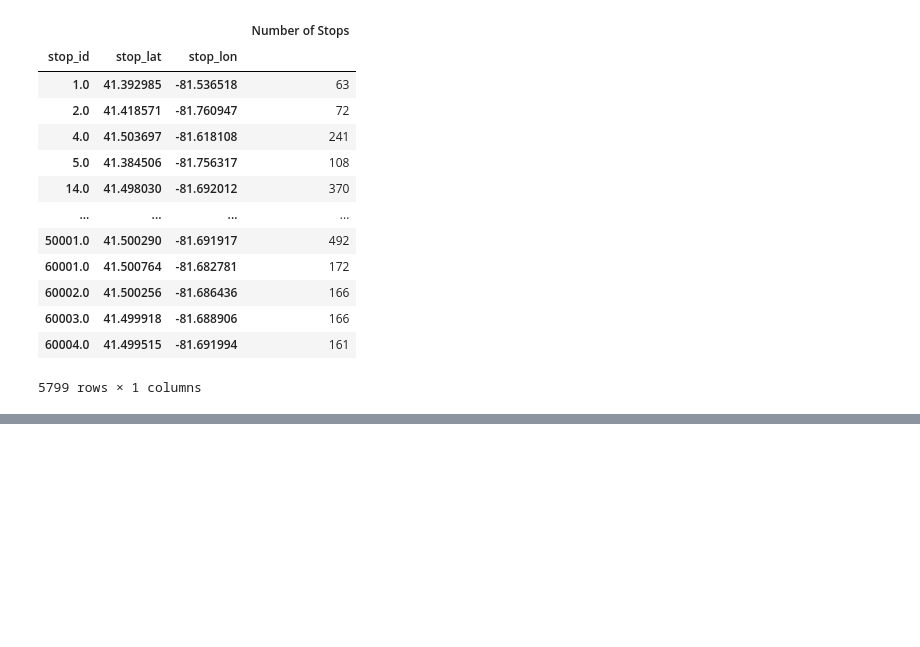
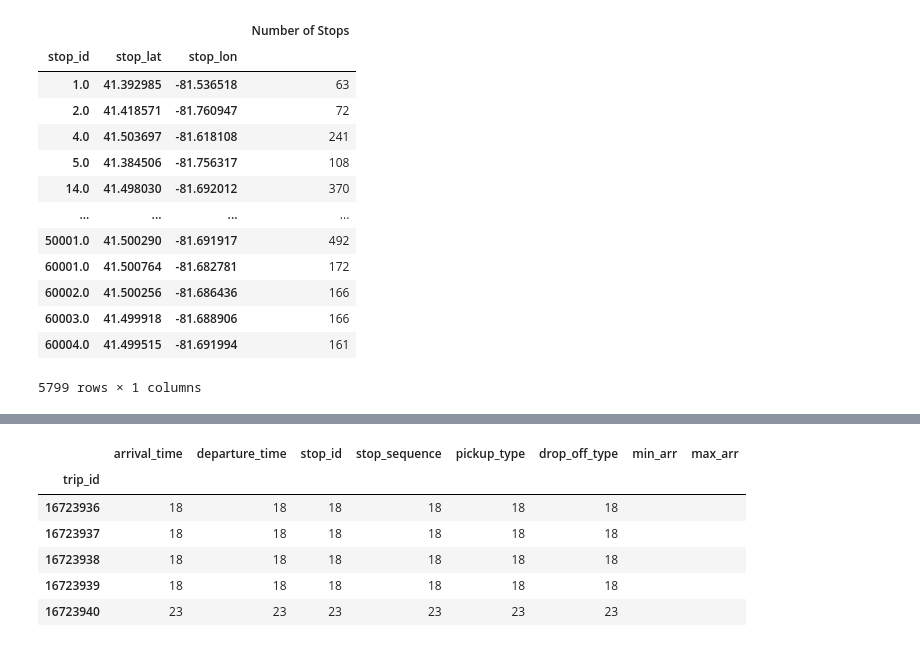
Before and after one commit to tanazimmer/Project1, a Jupyter notebook: bus_project.ipynb, the cells around one changed output, grey strips where cells are left out. Cells and saved outputs as stored; diff of their text form; code cells hidden in the pictures; blank space fills up the shorter version.

```diff
--- a/bus_project.ipynb
+++ b/bus_project.ipynb
@@ -119,0 +173,13 @@ fig_mark
+# %%
+trip_group = clean_trip.groupby("trip_id").count()
+trip_group["min_arr"] = ""
+trip_group["max_arr"] = ""
+trip_group.head()
+# %% [output]
+|  | arrival_time | departure_time | stop_id | stop_sequence | pickup_type | drop_off_type | min_arr | max_arr |
+| trip_id |  |  |  |  |  |  |  |  |
+| 16723936 | 18 | 18 | 18 | 18 | 18 | 18 |  |  |
+| 16723937 | 18 | 18 | 18 | 18 | 18 | 18 |  |  |
+| 16723938 | 18 | 18 | 18 | 18 | 18 | 18 |  |  |
+| 16723939 | 18 | 18 | 18 | 18 | 18 | 18 |  |  |
+| 16723940 | 23 | 23 | 23 | 23 | 23 | 23 |  |  |
```
Also changed, not shown: parts of 9 cells of this notebook.
